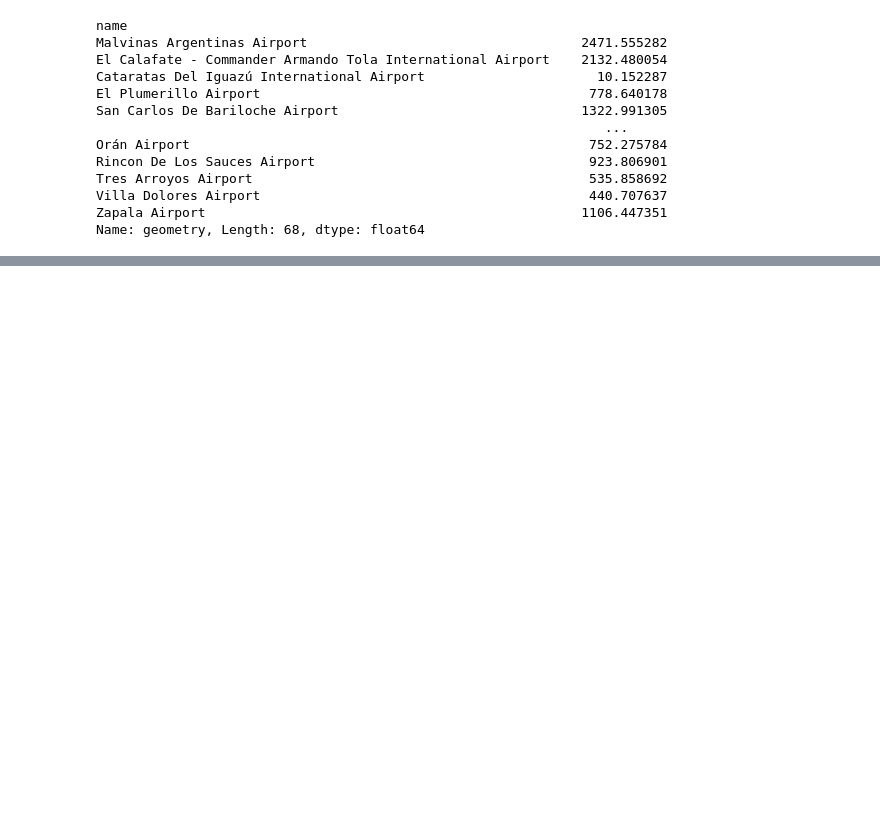
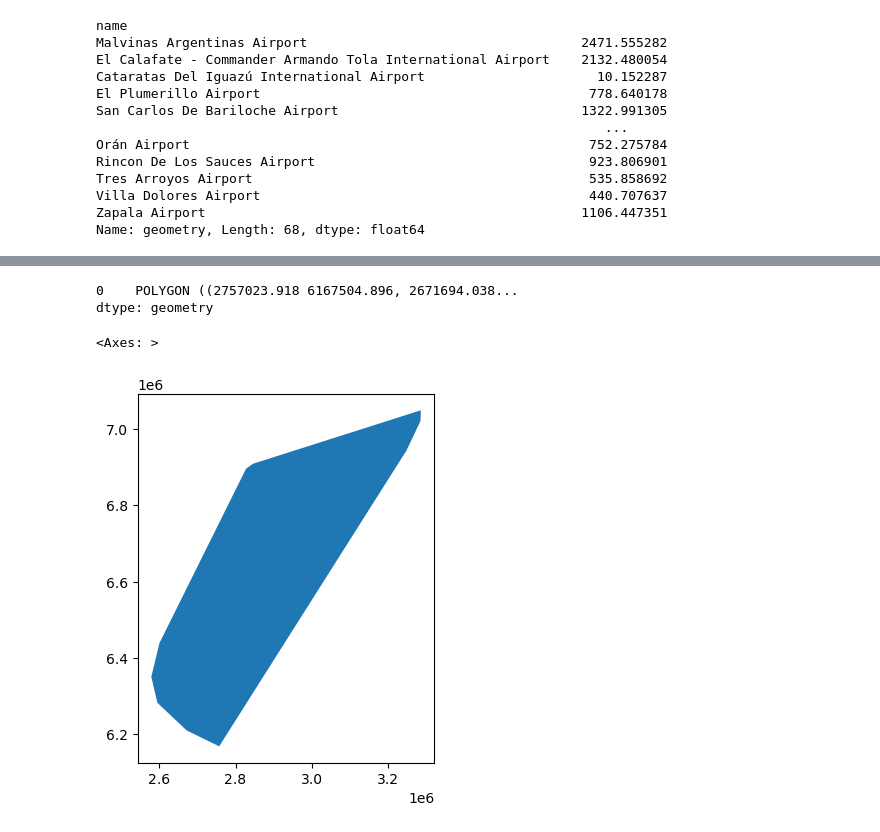
Before and after one commit to Romina300/TareaFinal_1, a Jupyter notebook: TareaFinal_parte1.ipynb, the cells around one changed output, grey strips where cells are left out. Cells and saved outputs as stored; diff of their text form; code cells hidden in the pictures; blank space fills up the shorter version.

```diff
--- a/TareaFinal_parte1.ipynb
+++ b/TareaFinal_parte1.ipynb
@@ -348,3 +349,6 @@ rivers[rivers.NAME.str.contains('Parana')] #esto no es necesario
 # %% [output]
 |  | NAME | SYSTEM | geometry |
 | 0 | Parana | Parana | MULTILINESTRING ((2845483.682 690... |
+# %%
+systems=rivers.dissolve(by='SYSTEM')#me sale el sistema parana y el sistema amazonas
+systems
@@ -350,0 +359,8 @@ rivers[rivers.NAME.str.contains('Parana')] #esto no es necesario
+# %%
+# format the GDF:
+
+systems.reset_index(drop=False,inplace=True)
+systems.drop(columns='NAME',inplace=True)
+
+# we have
+systems
@@ -350,0 +370,6 @@ rivers[rivers.NAME.str.contains('Parana')] #esto no es necesario
+# %%
+distanceMatrixKM_sys_air=systems.set_index('SYSTEM').geometry.apply\
+(lambda g: medium_airport.set_index('name').geometry.distance(g)/1000).\
+sort_index(axis=0).sort_index(axis=1)#que tan lejos estan los rios del sistema parana y del sistema amazonas
+
+distanceMatrixKM_sys_air
@@ -392,0 +448,12 @@ OSError: could not get source code
+# %%
+# polygon for each system
+systems.convex_hull
+# %% [output]
+0    POLYGON ((2757023.918 6167504.896, 2671694.038...
+dtype: geometry
+# %%
+# see them
+systems.convex_hull.plot()
+# %% [output]
+<Axes: >
+[figure, added]
```
Also changed, not shown: parts of 12 cells of this notebook.
